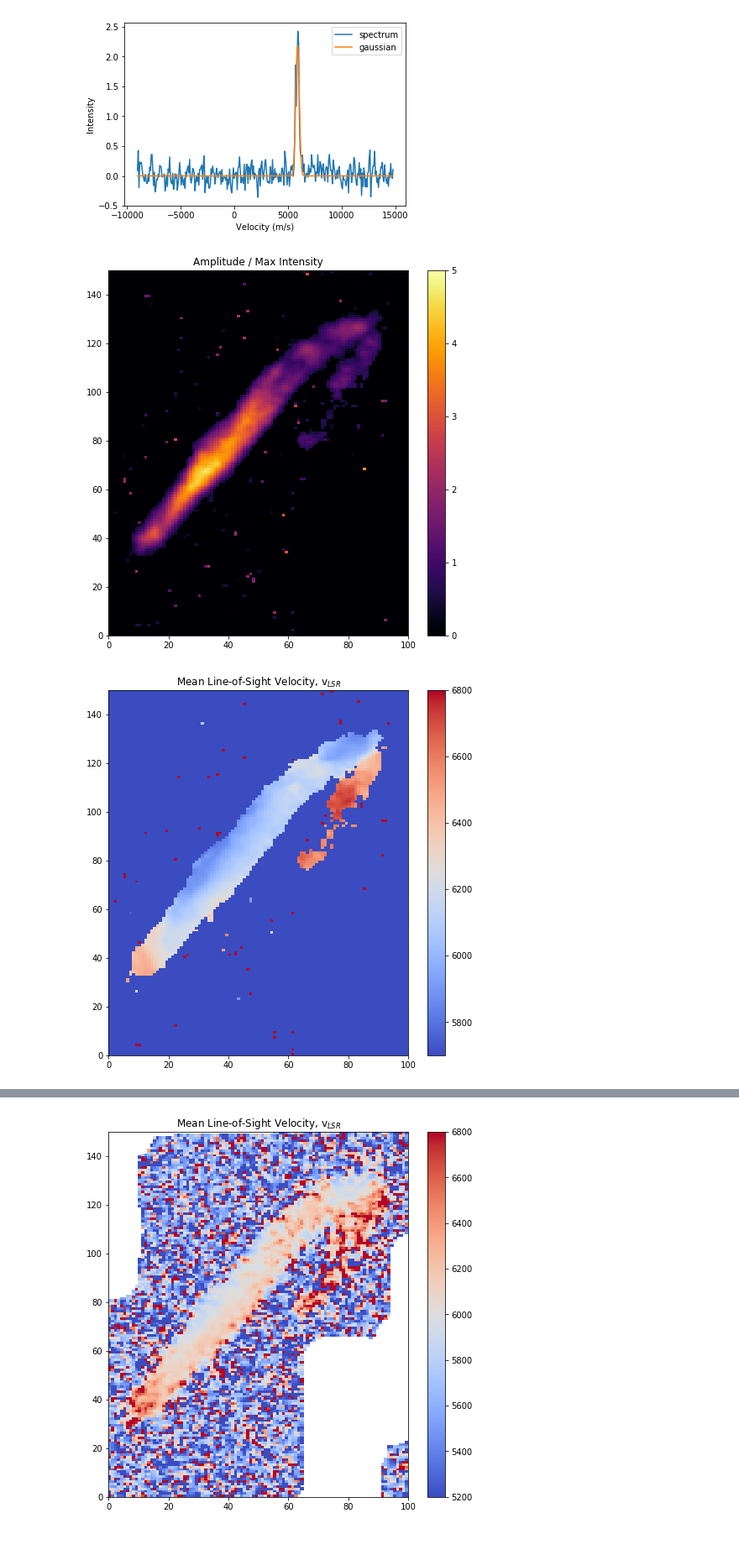
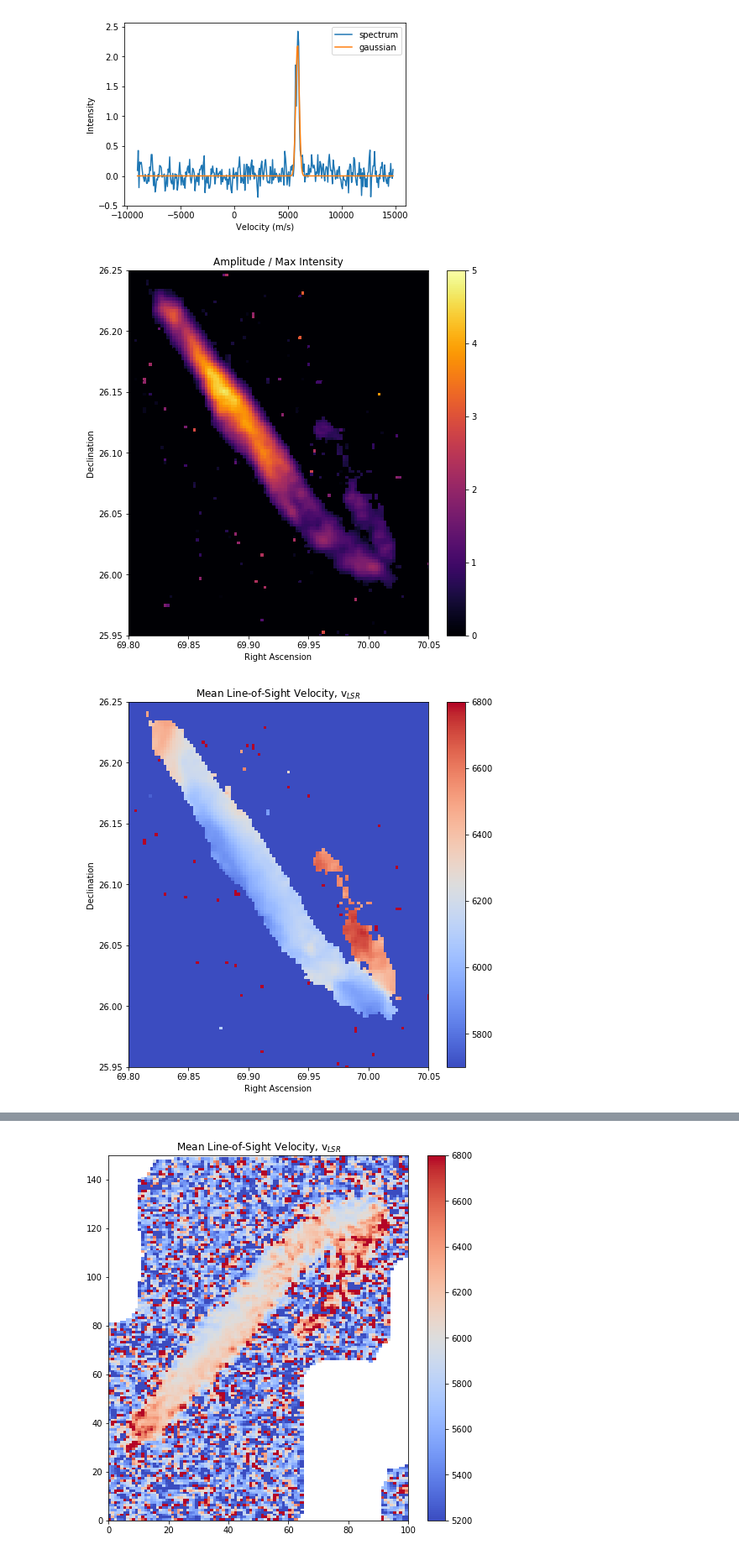
Before and after one commit to simon-et-smith/SURP-Project, a Jupyter notebook: Curve_Fit_Gaussian.ipynb, the cells around one changed output, grey strips where cells are left out. Shown: that part at 84% size. Drawn from its saved outputs; the diff is of its cells as text; code cells hidden in the pictures.

```diff
--- a/Curve_Fit_Gaussian.ipynb
+++ b/Curve_Fit_Gaussian.ipynb
@@ -47,10 +47,16 @@ d_v = (c.c*(d_freq/(head['RESTFRQ']*u.Hz))).to(u.m/u.s)
 
 rad_v = []
 freqs = []
+RA = []
+DEC = []
 for i in range(z_pix):
     freq = head['CRVAL3']*u.Hz - (i-head['CRPIX3'])*d_freq
     freqs.append(freq/u.Hz)
     rad_v.append((c.c*(1 - freq/(head['RESTFRQ']*u.Hz))).to(u.m/u.s)/(u.m/u.s))
+for j in range(x_pix):
+    RA.append(head['CRVAL1'] - (j-head['CRPIX1'])*head['CDELT1'])
+for k in range(y_pix):
+    DEC.append(head['CRVAL2'] - (k-head['CRPIX2'])*head['CDELT2'])
 
 rad_v = np.asarray(rad_v)
 freqs = np.asarray(freqs)
@@ -177,23 +183,37 @@ for i in range(0, maximum.shape[1]):
         else:
             continue
 # %%
-x1, x2, y1, y2 = 25, 125, 100, 250
+x1, x2, y1, y2 = 69.8, 70.05, 25.95, 26.25
 
 plt.figure(figsize=(8,8))
-plt.pcolormesh(amps[y1:y2, x1:x2], vmax = 5, cmap='inferno')
+plt.pcolormesh(RA, DEC, amps, vmax=5, cmap='inferno')
 plt.colorbar()
 plt.title('Amplitude / Max Intensity')
+plt.xlim([x1,x2])
+plt.ylim([y1,y2])
+plt.xlabel('Right Ascension')
+plt.ylabel('Declination')
 plt.show()
+
 plt.figure(figsize=(8,8))
-plt.pcolormesh(cens[y1:y2, x1:x2], vmax=6.8e3, vmin=5.7e3, cmap='coolwarm')
+plt.pcolormesh(RA, DEC, cens, vmax=6.8e3, vmin=5.7e3, cmap='coolwarm')
 plt.colorbar()
 plt.title('Mean Line-of-Sight Velocity, v$_{LSR}$')
+plt.xlim([x1,x2])
+plt.ylim([y1,y2])
+plt.xlabel('Right Ascension')
+plt.ylabel('Declination')
 plt.show()
+
 plt.figure(figsize=(8,8))
-plt.pcolormesh(np.sqrt(wids/2)[y1:y2, x1:x2], vmax = 600, cmap='cubehelix')
+plt.pcolormesh(RA, DEC, np.sqrt(wids/2), vmax = 600, cmap='cubehelix')
 plt.colorbar()
 plt.title('Velocity Dispersion, $\sigma_v$')
+plt.xlim([x1,x2])
+plt.ylim([y1,y2])
+plt.xlabel('Right Ascension')
+plt.ylabel('Declination')
 plt.show()
 # %% [output]
-[figure, old version]
+[figure, new version]
-[figure, old version]
+[figure, new version]
```
Also changed, not shown: parts of 17 cells of this notebook.
